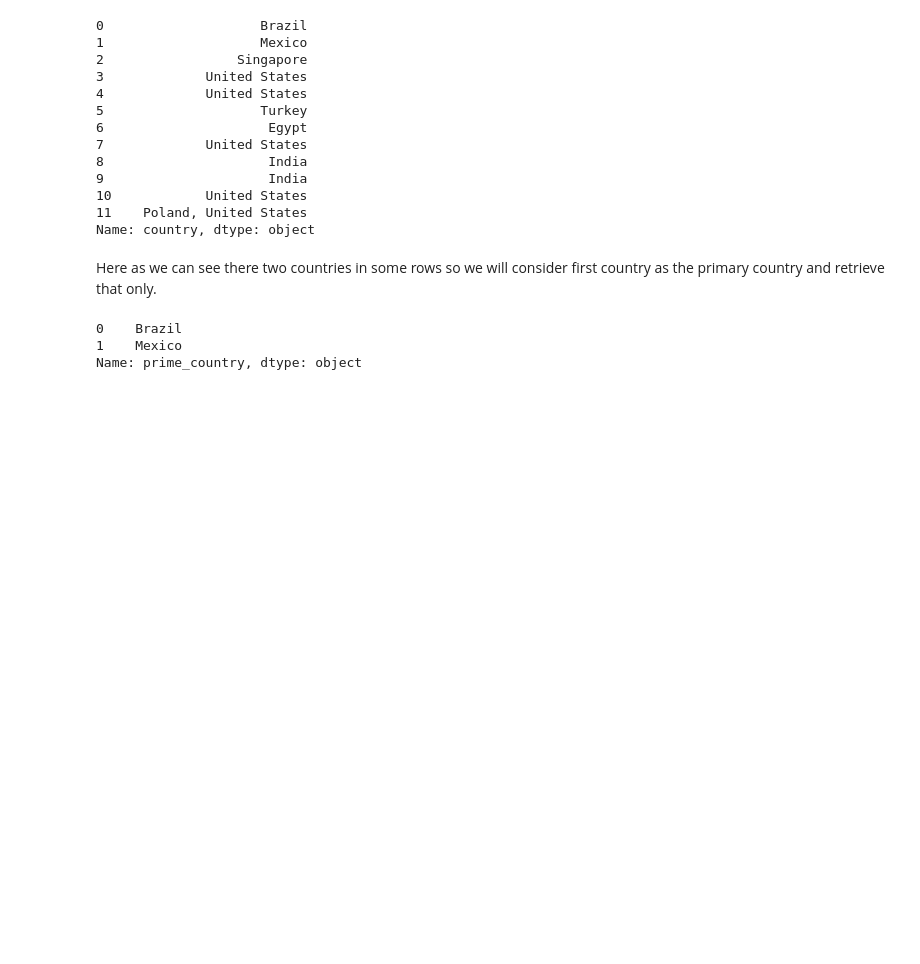
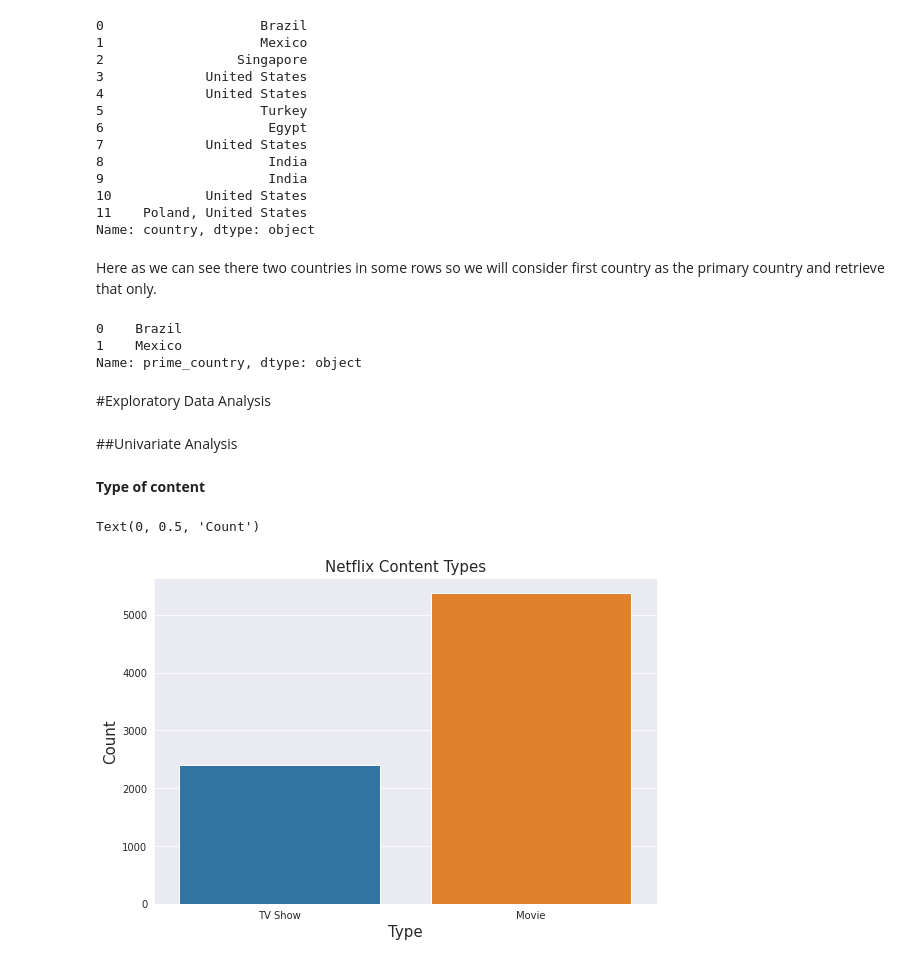
Before and after one commit to keerthibehara/Netflix_Movies_And_TV_Shows_Clustering, a Jupyter notebook: NETFLIX_MOVIES_AND_TV_SHOWS_CLUSTERING_B_Sai_Keerthi.ipynb, the cells around one changed output. Cells and saved outputs as stored; diff of their text form; code cells hidden in the pictures; blank space fills up the shorter version.

```diff
--- a/NETFLIX_MOVIES_AND_TV_SHOWS_CLUSTERING_B_Sai_Keerthi.ipynb
+++ b/NETFLIX_MOVIES_AND_TV_SHOWS_CLUSTERING_B_Sai_Keerthi.ipynb
@@ -47,6 +47,7 @@ Integrating this dataset with other external datasets such as IMDB ratings, rott
 import numpy as np
 import pandas as pd
 import seaborn as sns
+sns.set_style("darkgrid")
 import matplotlib.pyplot as plt
 from sklearn import preprocessing
 from sklearn.feature_extraction.text import CountVectorizer, TfidfVectorizer
@@ -298,3 +299,19 @@ df['prime_country'].head(2)
 0    Brazil
 1    Mexico
 Name: prime_country, dtype: object
+# %% [markdown]
+#Exploratory Data Analysis
+# %% [markdown]
+##Univariate Analysis
+# %% [markdown]
+**Type of content**
+# %%
+#Plotting the content type
+plt.figure(figsize=(9,6))
+sns.countplot(df['type'])
+plt.title('Netflix Content Types', fontsize=15)
+plt.xlabel('Type',fontsize=15)
+plt.ylabel('Count',fontsize=15)
+# %% [output]
+Text(0, 0.5, 'Count')
+[figure, added]
```
Also changed, not shown: parts of 16 cells of this notebook.
